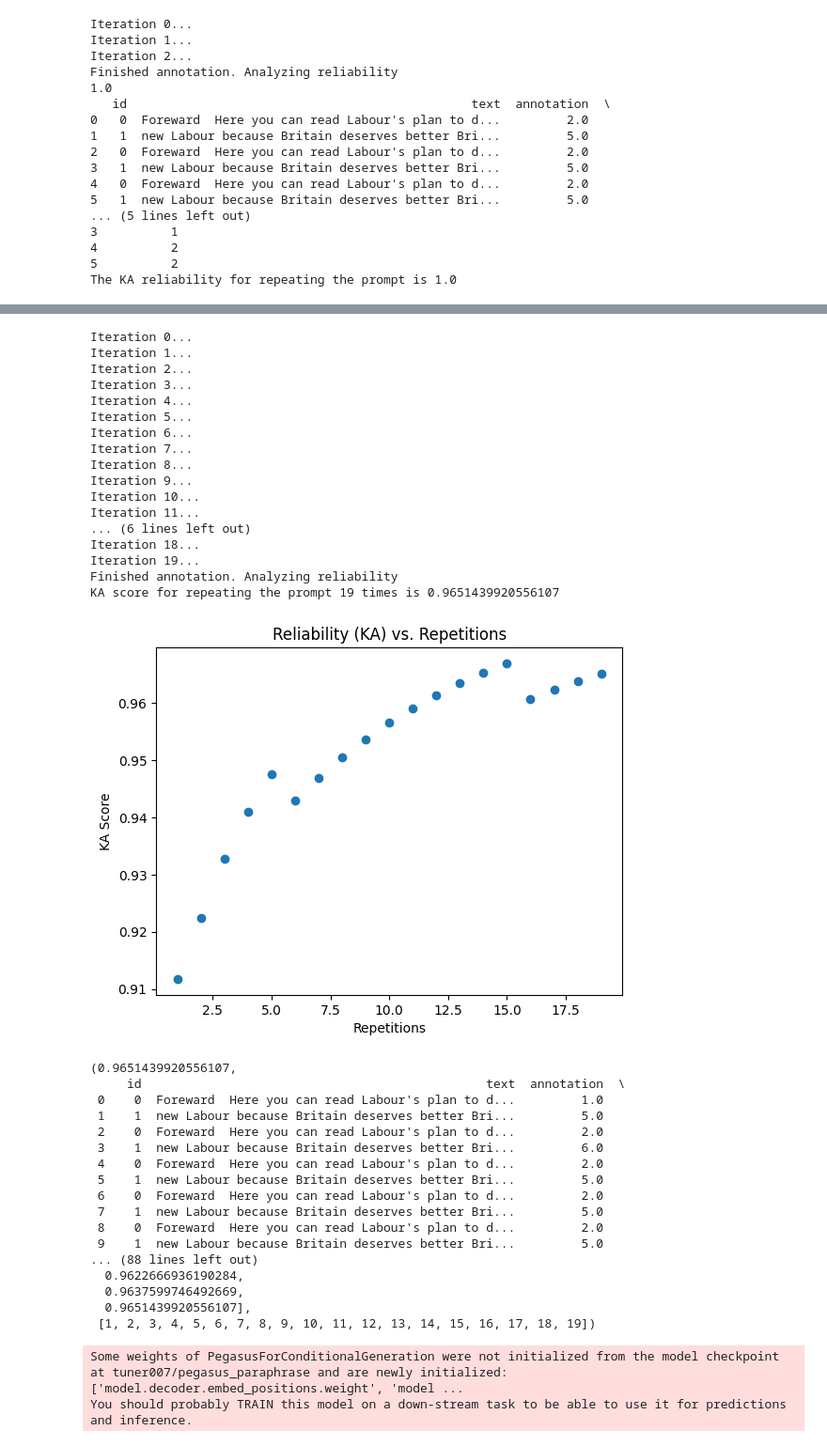
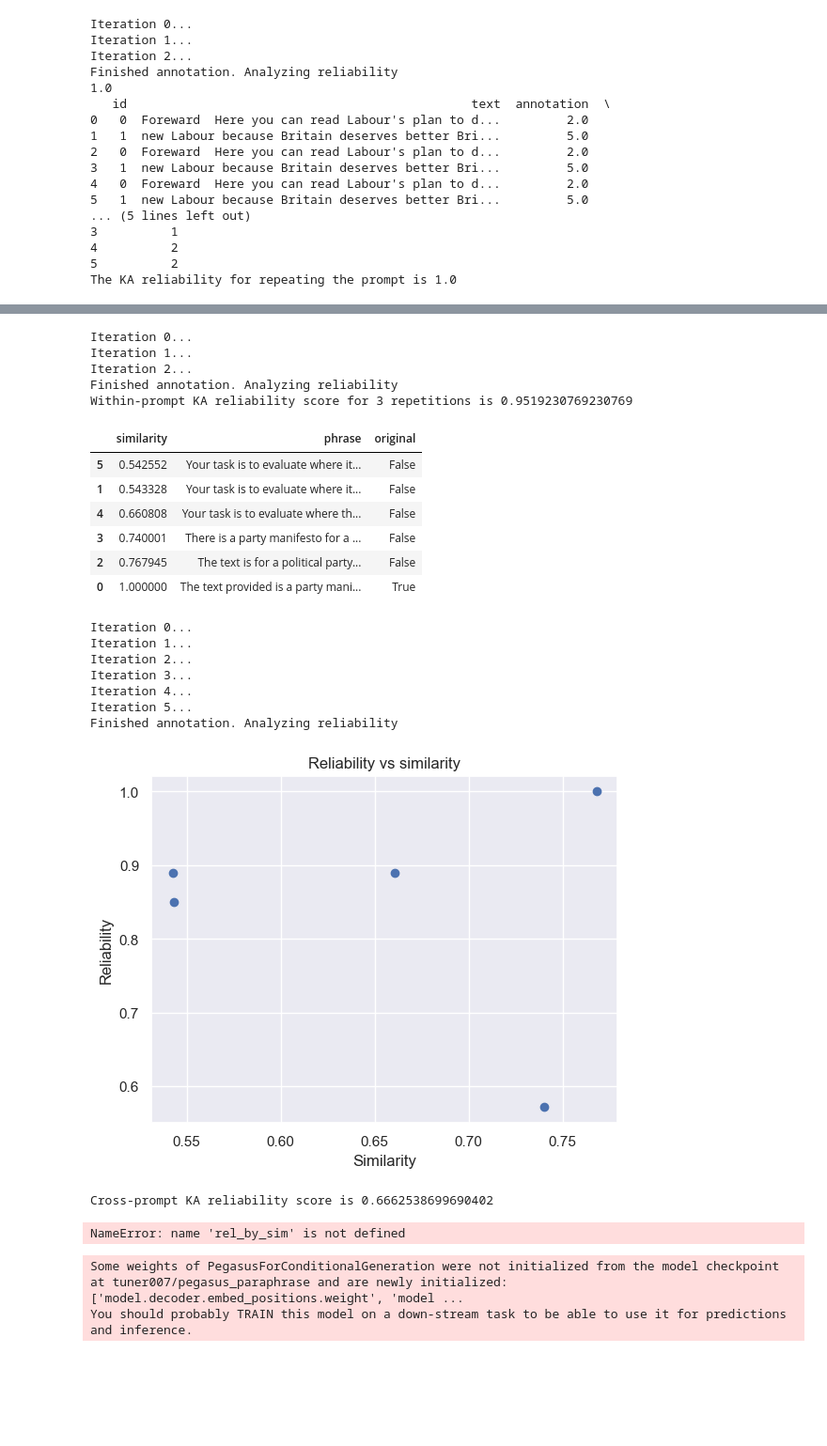
Before and after one commit to cjbarrie/promptstability, a Jupyter notebook: notebooks/manisfestos class.ipynb, the cells around one changed output, grey strips where cells are left out. Shown: that part at 94% size. Drawn from its saved outputs; the diff is of its cells as text; code cells hidden in the pictures; blank space fills up the shorter version.

```diff
--- a/notebooks/manisfestos class.ipynb
+++ b/notebooks/manisfestos class.ipynb
@@ -465,0 +591,25 @@ You should probably TRAIN this model on a down-stream task to be able to use it
+# %%
+MODEL = 'gpt-3.5-turbo'
+llm = LLMWrapper(model = MODEL, apikey=APIKEY)
+
+# Initialize the model and tokenizer (hugging face model identifier)
+try:
+    # Try initializing the model and tokenizer
+    model = AutoModelForCausalLM.from_pretrained(MODEL)
+    tokenizer = AutoTokenizer.from_pretrained(MODEL)
+    MAX_TOKENS = tokenizer.model_max_length
+except OSError:
+    # If the model identifier is not valid, set MAX_TOKENS to 16385
+    MAX_TOKENS = 16385
+
+# Data (upload promptstability/data/UK_Manifestos.csv)
+df = pd.read_csv('UK_Manifestos.csv')
+df_small = df.iloc[[41, 44]]
+
+# Truncate
+texts = [text[:MAX_TOKENS] for text in df_small['content'].values]
+
+prompt = 'The text provided is a party manifesto for a political party in the United Kingdom. Your task is to evaluate evaluate where it is on the scale from left-wing to right-wing on economic issues. Thank you!'
+prompt_postfix = '[Respond with a number from 1 to 10. 1 corresponds to most left-wing. 10 corresponds to most right-wing. Your answer should only consist of this number and nothing else.]'
+
+tt = TestTest(llm, texts, parse_function=lambda x: float(x), metric_fn = simpledorff.metrics.interval_metric)
@@ -466,41 +619,31 @@ You should probably TRAIN this model on a down-stream task to be able to use it
 # %%
-tt.baseline_stochasticity(prompt,prompt_postfix,iterations=20)
+KA,df, ka_scores, iterrations_no = tt.baseline_stochasticity(prompt,prompt_postfix,iterations=3)
 # %% [output]
 Iteration 0...
 Iteration 1...
 Iteration 2...
-Iteration 3...
-Iteration 4...
-Iteration 5...
-Iteration 6...
-Iteration 7...
-Iteration 8...
-Iteration 9...
-Iteration 10...
-Iteration 11...
-... (6 lines left out)
-Iteration 18...
-Iteration 19...
 Finished annotation. Analyzing reliability
-KA score for repeating the prompt 19 times is 0.9651439920556107
+Within-prompt KA reliability score for 3 repetitions is 0.9519230769230769
-[figure, removed]
-(0.9651439920556107,
-     id                                               text  annotation  \
- 0    0  Foreward  Here you can read Labour's plan to d...         1.0
- 1    1  new Labour because Britain deserves better Bri...         5.0
- 2    0  Foreward  Here you can read Labour's plan to d...         2.0
- 3    1  new Labour because Britain deserves better Bri...         6.0
- 4    0  Foreward  Here you can read Labour's plan to d...         2.0
- 5    1  new Labour because Britain deserves better Bri...         5.0
- 6    0  Foreward  Here you can read Labour's plan to d...         2.0
- 7    1  new Labour because Britain deserves better Bri...         5.0
- 8    0  Foreward  Here you can read Labour's plan to d...         2.0
- 9    1  new Labour because Britain deserves better Bri...         5.0
-... (88 lines left out)
-  0.9622666936190284,
-  0.9637599746492669,
-  0.9651439920556107],
- [1, 2, 3, 4, 5, 6, 7, 8, 9, 10, 11, 12, 13, 14, 15, 16, 17, 18, 19])
+# %%
+KA2,annotated_data,rel_vs_sim = tt.interprompt_stochasticity(prompt, prompt_postfix)
+# %% [output]
+|  | similarity | phrase | original |
+| 5 | 0.542552 | Your task is to evaluate where it... | False |
+| 1 | 0.543328 | Your task is to evaluate where it... | False |
+| 4 | 0.660808 | Your task is to evaluate where th... | False |
+| 3 | 0.740001 | There is a party manifesto for a ... | False |
+| 2 | 0.767945 | The text is for a political party... | False |
+| 0 | 1.000000 | The text provided is a party mani... | True |
+Iteration 0...
+Iteration 1...
+Iteration 2...
+Iteration 3...
+Iteration 4...
+Iteration 5...
+Finished annotation. Analyzing reliability
+[figure, added]
+Cross-prompt KA reliability score is 0.6662538699690402
+NameError: name 'rel_by_sim' is not defined
 # %%
 # Twitter annotation example
 #APIKEY = "[KEY]"
```
Also changed, not shown: parts of 11 cells of this notebook.
